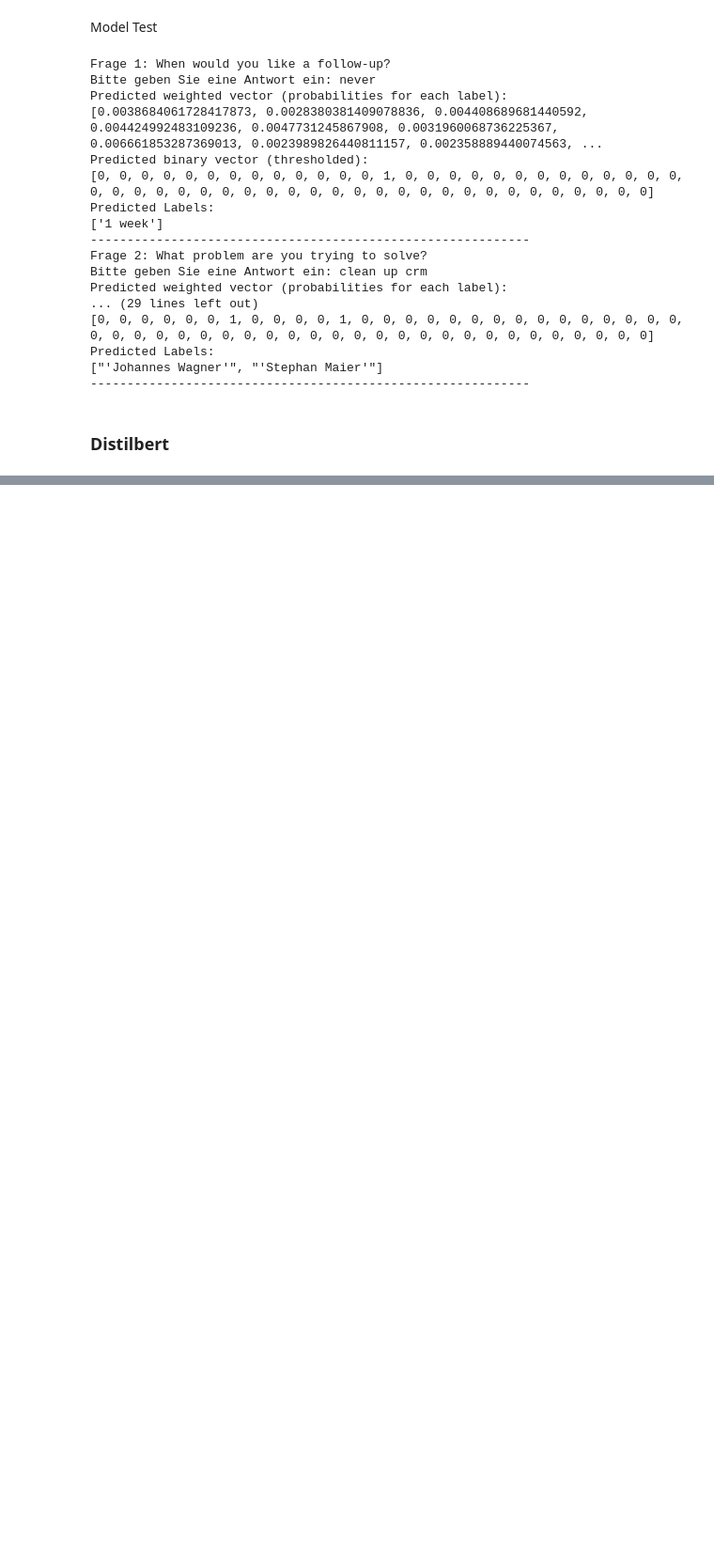
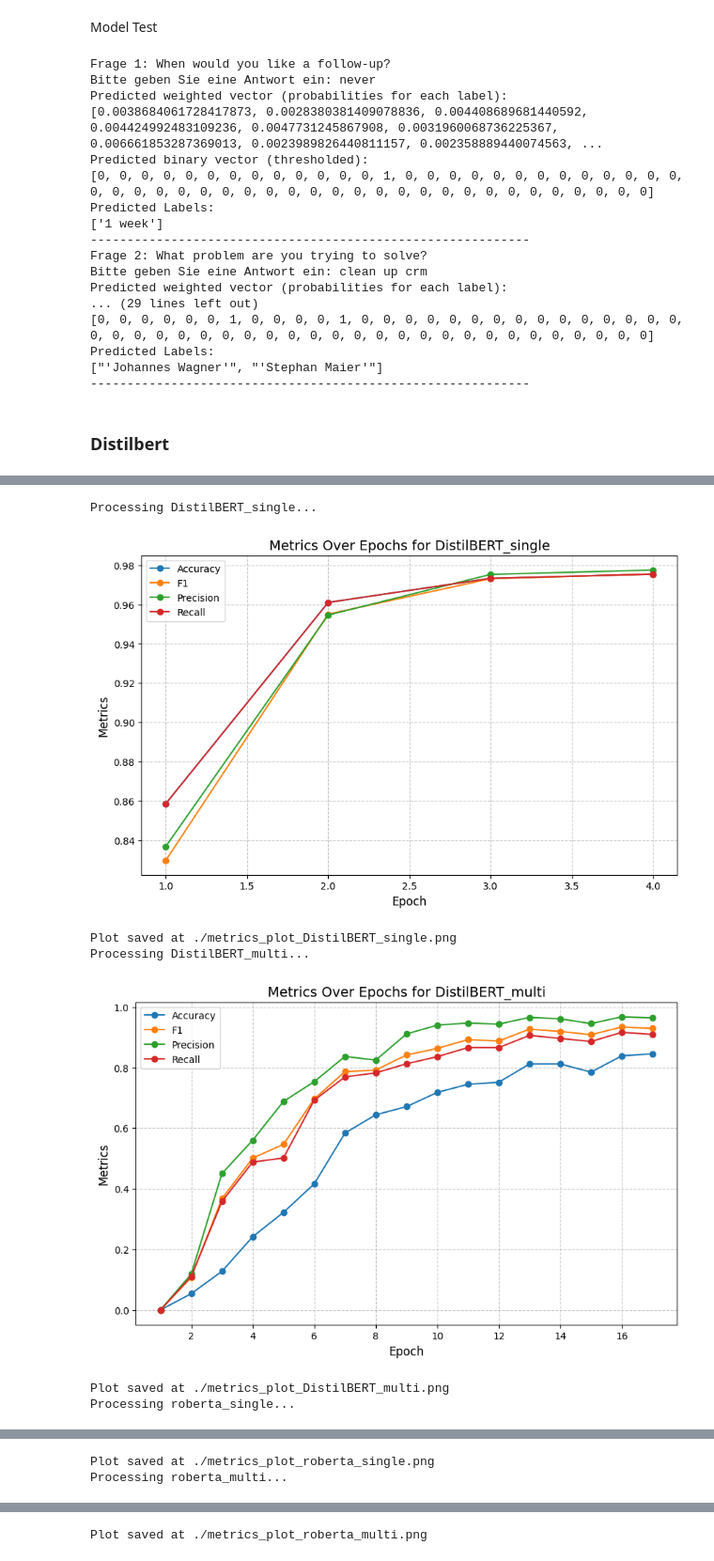
Before and after one commit to Michel-p16/PDS-Project, a Jupyter notebook: Capstone_Project_korbiadd.ipynb, the cells around one changed output, grey strips where cells are left out. Shown at 94% size. Saved outputs shown, nothing was run; the diff lists cells and outputs as text; code cells hidden in the pictures; blank space fills up the shorter version.

```diff
--- a/Capstone_Project_korbiadd.ipynb
+++ b/Capstone_Project_korbiadd.ipynb
@@ -1709,0 +1883,53 @@ print("Das Modell wurde erfolgreich gespeichert.")
+# %%
+# @title Overview Data each Model seperat
+
+# Function to plot metrics for a single CSV file
+def plot_metrics(csv_path, model_name):
+    # Load the CSV file
+    try:
+        metrics_df = pd.read_csv(csv_path)
+    except Exception as e:
+        print(f"Error loading {csv_path}: {e}")
+        return
+
+    # Check if there
+    required_columns = ["epoch", "Accuracy", "F1", "Precision", "Recall"]
+    for col in required_columns:
+        if col not in metrics_df.columns:
+            print(f"Missing column {col} in {csv_path}")
+            return
+
+    # Plot metrics
+    plt.figure(figsize=(10, 6))
+
+    # Plot each metric
+    plt.plot(metrics_df["epoch"], metrics_df["Accuracy"], label="Accuracy", marker="o")
+    plt.plot(metrics_df["epoch"], metrics_df["F1"], label="F1", marker="o")
+    plt.plot(metrics_df["epoch"], metrics_df["Precision"], label="Precision", marker="o")
+    plt.plot(metrics_df["epoch"], metrics_df["Recall"], label="Recall", marker="o")
+
+    # Add labels, title, and legend
+    plt.xlabel("Epoch", fontsize=12)
+    plt.ylabel("Metrics", fontsize=12)
+    plt.title(f"Metrics Over Epochs for {model_name}", fontsize=14)
+    plt.legend(fontsize=10)
+    plt.grid(True, linestyle="--", alpha=0.7)
+
+    # Save the plot
+    plot_path = f"./metrics_plot_{model_name}.png"
+    plt.savefig(plot_path, bbox_inches="tight")
+    plt.show()
+    print(f"Plot saved at {plot_path}")
+
+# Iterate through all and generate plots
+for model_name, csv_path in csv_paths.items():
+    print(f"Processing {model_name}...")
+    plot_metrics(csv_path, model_name)
+# %% [output]
+Processing DistilBERT_single...
+[figure, added]
+Plot saved at ./metrics_plot_DistilBERT_single.png
+Processing DistilBERT_multi...
+[figure, added]
+Plot saved at ./metrics_plot_DistilBERT_multi.png
+Processing roberta_single...
@@ -1709,0 +1937,2 @@ print("Das Modell wurde erfolgreich gespeichert.")
+Plot saved at ./metrics_plot_roberta_single.png
+Processing roberta_multi...
@@ -1709,0 +1940 @@ print("Das Modell wurde erfolgreich gespeichert.")
+Plot saved at ./metrics_plot_roberta_multi.png
```
Also changed, not shown: parts of 8 cells of this notebook.
